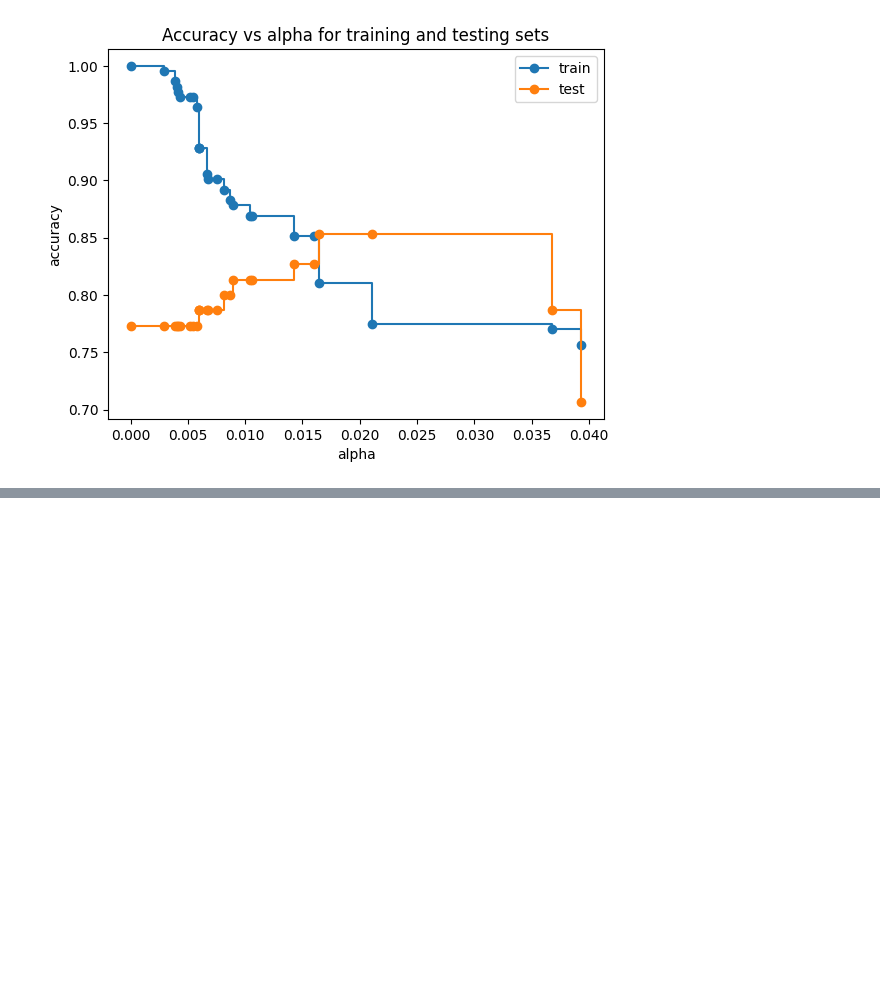
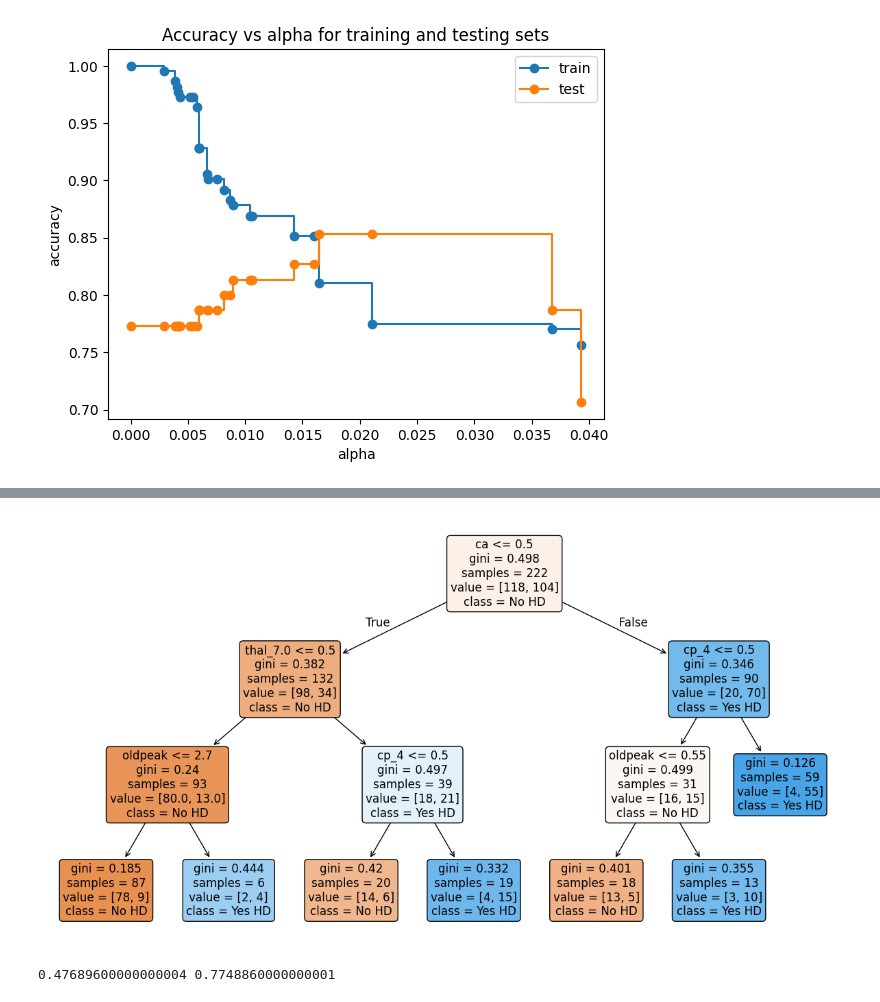
Before and after one commit to Tesserxt/jupyter_venv, a Jupyter notebook: MachineLearning/DecisionTree.ipynb, the cells around one changed output, grey strips where cells are left out. Saved outputs shown, nothing was run; the diff lists cells and outputs as text; code cells hidden in the pictures; blank space fills up the shorter version.

```diff
--- a/MachineLearning/DecisionTree.ipynb
+++ b/MachineLearning/DecisionTree.ipynb
@@ -120,0 +175,10 @@ plt.show()
+# %%
+plt.figure(figsize=(15, 8))
+plot_tree(clf_dt_pruned, filled=True, rounded=True,  class_names=["No HD", "Yes HD"], feature_names=X_encoded.columns)
+plt.show()
+# %% [output]
+[figure, added]
+# %%
+print(0.675556 - 2 * 0.099330, 0.675556 + 0.099330)
+# %% [output]
+0.47689600000000004 0.7748860000000001
```
Also changed, not shown: parts of 7 cells of this notebook.
